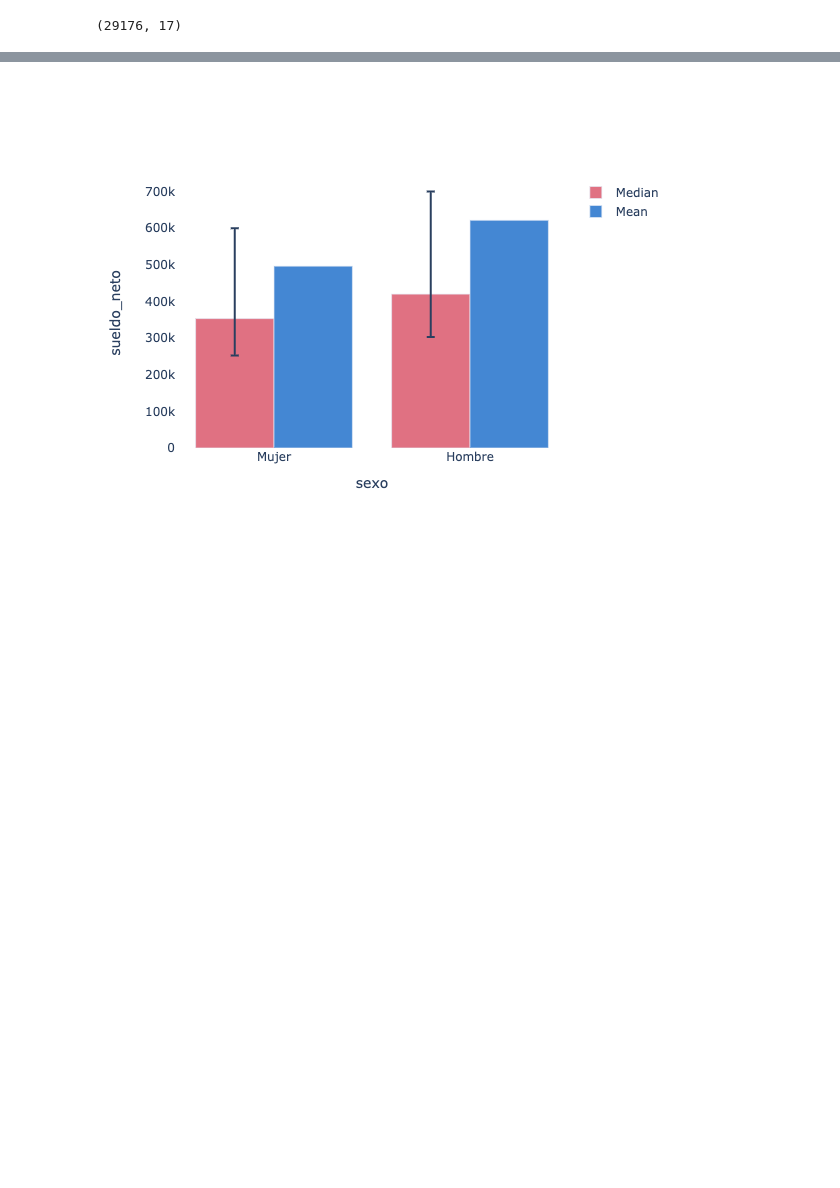
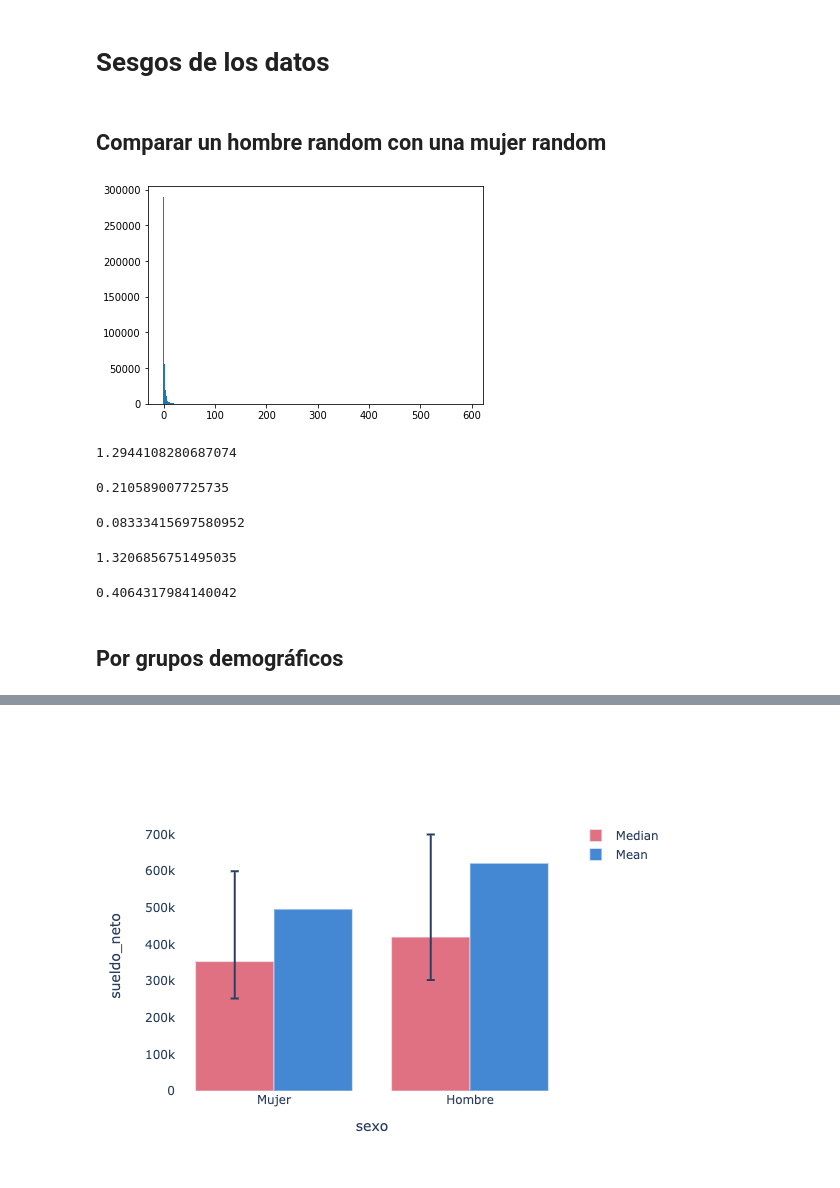
Before and after one commit to miloiturra/esi2019-modelos, a Jupyter notebook: notebooks/analisis_datos.ipynb, the cells around one changed output, grey strips where cells are left out. Cells and saved outputs as stored; diff of their text form; code cells hidden in the pictures; blank space fills up the shorter version.

Commit message:
visualizar datos y tabnet

```diff
--- a/notebooks/analisis_datos.ipynb
+++ b/notebooks/analisis_datos.ipynb
@@ -29,7 +21,45 @@ categorical_features = [
 
 features = categorical_features + numerical_features
 target = "sueldo_neto"
-# %%
-datos.shape
-# %% [output]
-(29176, 17)
+# %% [markdown]
+# Sesgos de los datos
+# %%
+def diferencia_pct(sueldo_hombres, sueldo_mujeres):
+    return ((sueldo_hombres[:, None] - sueldo_mujeres[None, :])/sueldo_mujeres[None, :]).flatten()
+
+def dif_pct_sexo(datos, samples=100):
+    sueldo_hombres = np.random.choice(datos.query('sexo == "Hombre"')[target].values, samples, replace=True)
+    sueldo_mujeres = np.random.choice(datos.query('sexo == "Mujer"')[target].values, samples, replace=True)
+
+    return diferencia_pct(sueldo_hombres, sueldo_mujeres)
+# %% [markdown]
+## Comparar un hombre random con una mujer random
+# %%
+sueldo_hombres = datos.query('sexo == "Hombre"')[target].values
+sueldo_mujeres = datos.query('sexo == "Mujer"')[target].values
+
+comparaciones = dif_pct_sexo(datos, samples=1000)
+# %%
+plt.hist(comparaciones, bins=1000);
+# %% [output]
+[figure, added]
+# %%
+comparaciones.mean()
+# %% [output]
+1.2944108280687074
+# %%
+np.quantile(comparaciones, 0.5)
+# %% [output]
+0.210589007725735
+# %%
+np.quantile(comparaciones, 0.45)
+# %% [output]
+0.08333415697580952
+# %%
+comparaciones.mean()
+# %% [output]
+1.3206856751495035
+# %%
+(comparaciones < 0).mean()
+# %% [output]
+0.4064317984140042
@@ -35,0 +68,2 @@ datos.shape
+# %% [markdown]
+## Por grupos demográficos
```
Also changed, not shown: parts of 7 cells of this notebook, 1 other file.
